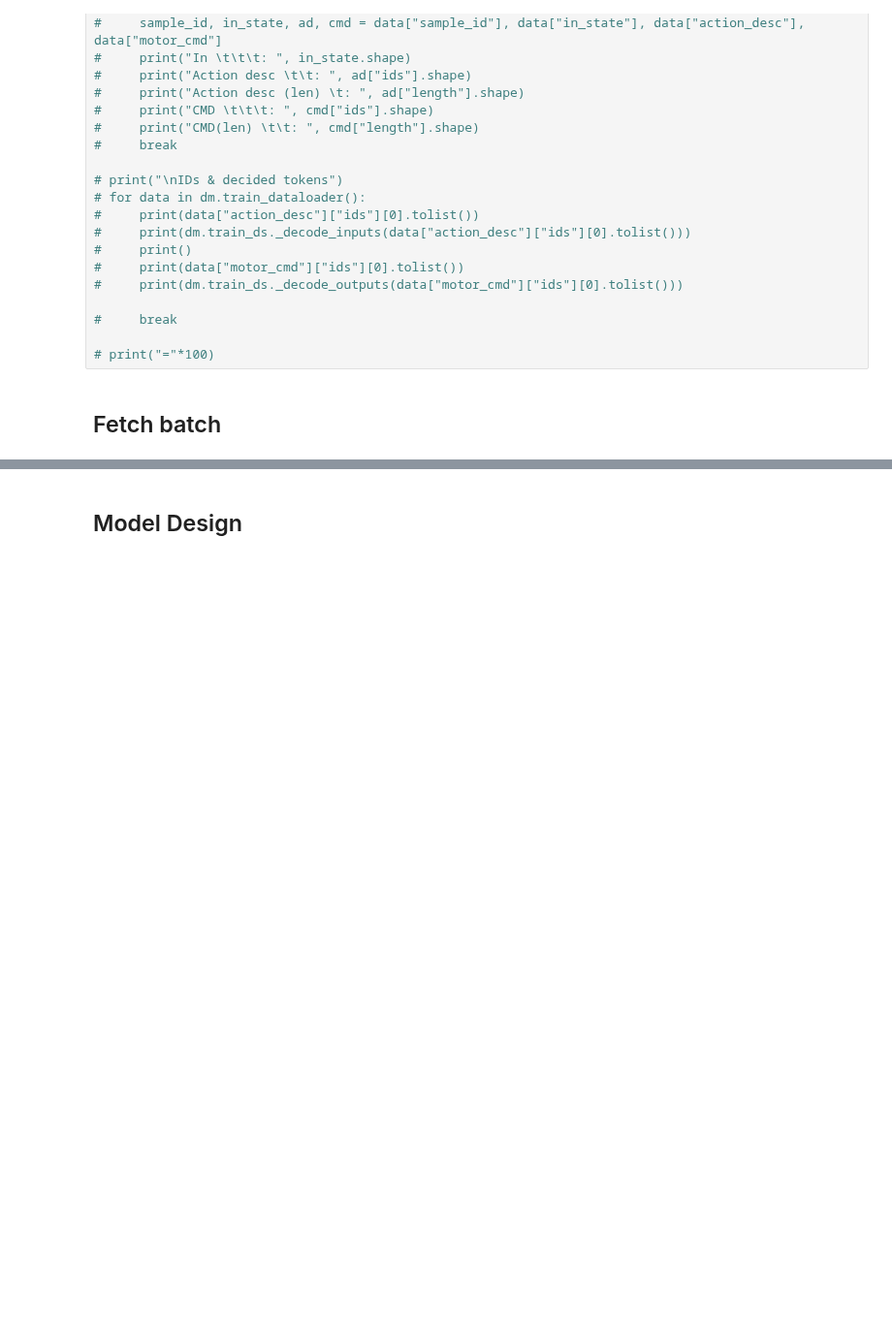
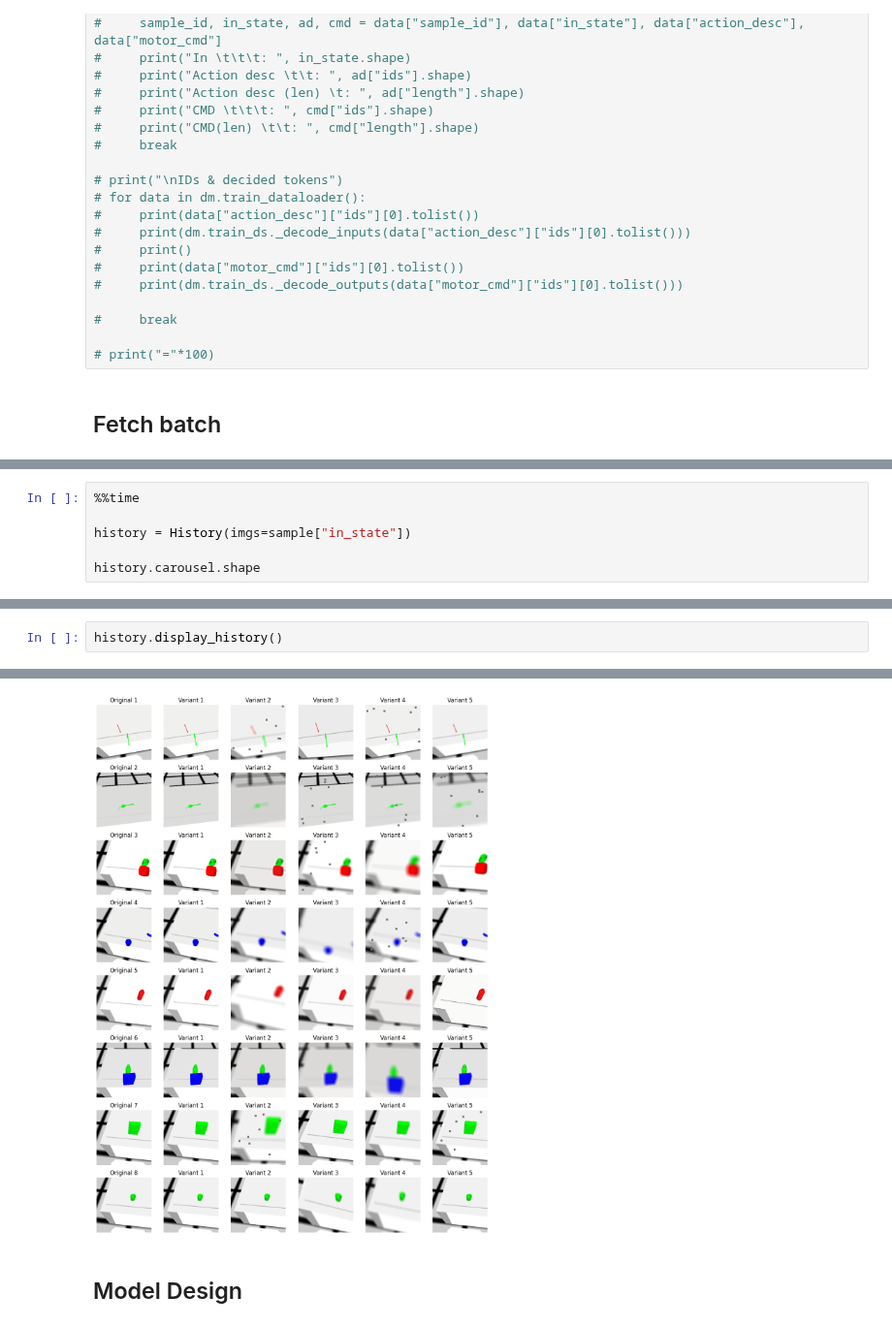
Before and after one commit to dric2018/smf_be, a Jupyter notebook: notebooks/Model.ipynb, the cells around one changed output, grey strips where cells are left out. Shown at 97% size. Cells and saved outputs as stored; diff of their text form; blank space fills up the shorter version.

Commit message:
Added scene history to encoder

```diff
--- a/notebooks/Model.ipynb
+++ b/notebooks/Model.ipynb
@@ -163,0 +174,6 @@ torch.Size([8, 3, 224, 224])
+# %%
+%%time
+
+history = History(imgs=sample["in_state"])
+
+history.carousel.shape
@@ -163,0 +184,3 @@ torch.Size([8, 3, 224, 224])
+# %%
+history.display_history()
+# %% [output]
@@ -164,3 +204,4 @@ torch.Size([8, 3, 224, 224])
+[figure, added]
 # %% [markdown]
 ## Model Design
 # %% [markdown]
```
Also changed, not shown: parts of 23 cells of this notebook, 5 other files.
